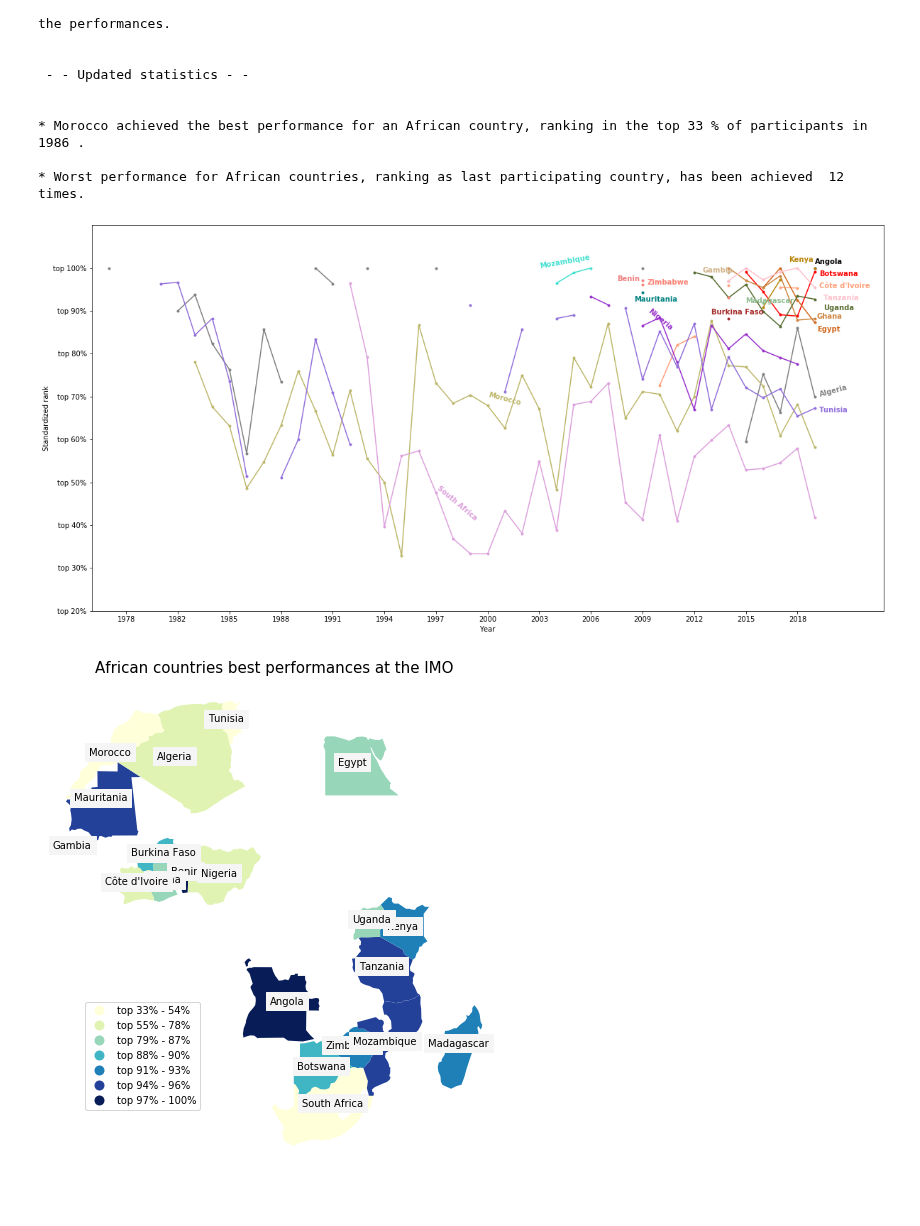
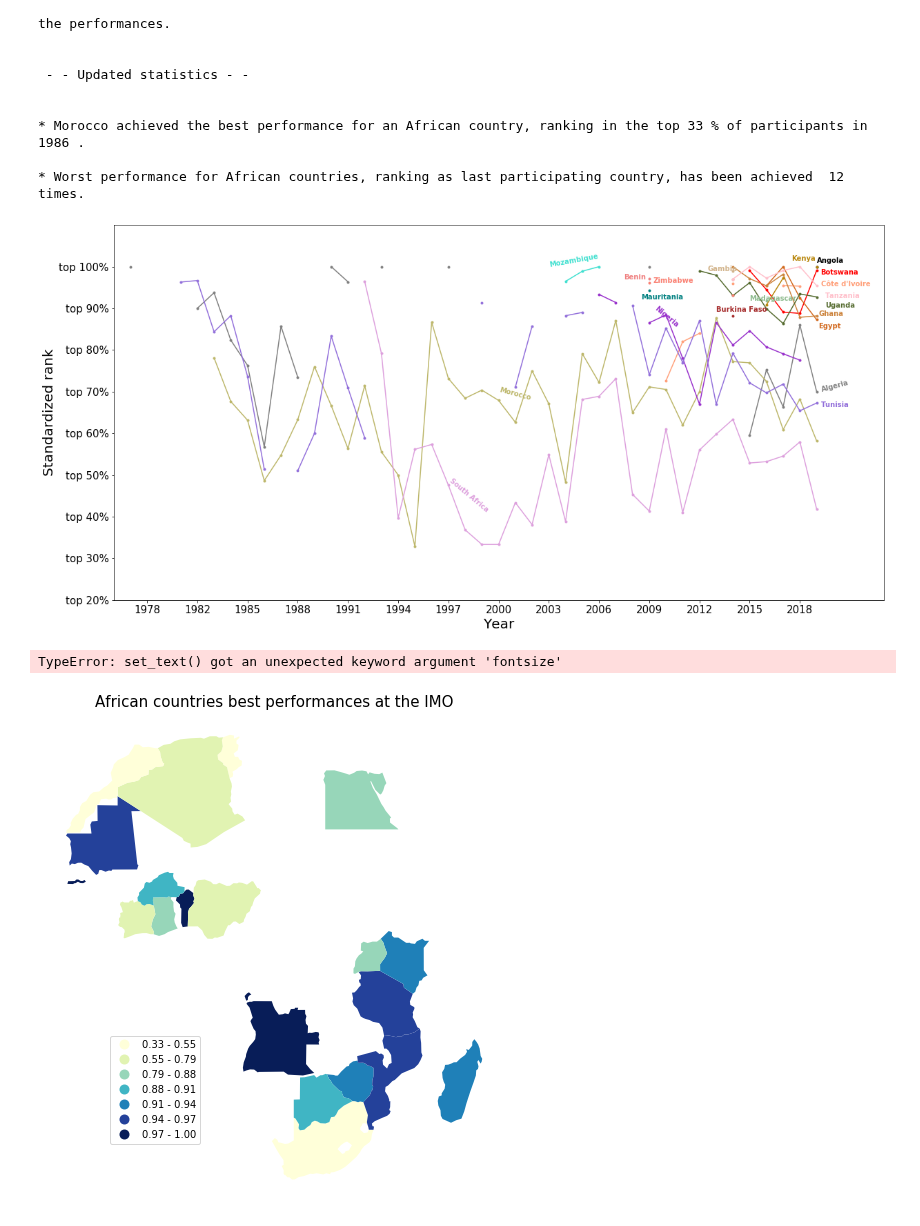
Before and after one commit to Djimdou/Side-Projects, a Jupyter notebook: IMO-Web-Scraping.ipynb, the cells around one changed output. Cells and saved outputs as stored; diff of their text form; code cells hidden in the pictures.

```diff
--- a/IMO-Web-Scraping.ipynb
+++ b/IMO-Web-Scraping.ipynb
@@ -248,11 +246,11 @@ for i in range(len(african_participant)):
     plt.plot(np.array(data_standardized)[african_participant][i][::-1],'.-',color = mycolors[i],label=np.array(name)[african_participant][i])
 
 #plt.axes.set_xlim([15,63])
-plt.xlabel('Year')
-plt.ylabel('Standardized rank')
+plt.xlabel('Year',fontsize=20)
+plt.ylabel('Standardized rank',fontsize=20)
 
-plt.xticks(np.arange(1,len(year),3),year[np.arange(1,len(year),3)][::-1])
-plt.yticks(np.arange(0.2,1.1,0.1),np.array(['top 20%','top 30%','top 40%','top 50%','top 60%','top 70%','top 80%','top 90%','top 100%']))
+plt.xticks(np.arange(1,len(year),3),year[np.arange(1,len(year),3)][::-1],fontsize=15)
+plt.yticks(np.arange(0.2,1.1,0.1),np.array(['top 20%','top 30%','top 40%','top 50%','top 60%','top 70%','top 80%','top 90%','top 100%']),fontsize=15)
 
 plt.ylim(0.2,1.1)
 plt.xlim(17,63)
@@ -280,7 +278,7 @@ plt.text(x = 49.25, y = data_standardized[african_participant][19][::-1][15:][-1
 
 #plt.xlim()
 # %% [output]
-[figure, old version]
+[figure, new version]
 # %%
 # # Map: for each African country, its best performance at IMO
 
@@ -307,32 +305,33 @@ for_plotting = world.merge(score, left_on = 'name', right_index=True) #for_plott
 
 carte = for_plotting.plot(column='rel_rank', cmap =
                                 'YlGnBu', figsize=(15,9),
                                  scheme='quantiles', k=7, legend =
                                  True);
 # Title
 carte.set_title('African countries best performances at the IMO', fontdict={'fontsize':15});
 
 # Remove axes
 carte.set_axis_off();
 
 #move legend to an empty space
 carte.get_legend().set_bbox_to_anchor((.35,.35));
 leg = carte.get_legend()
-leg.get_texts()[0].set_text('top 33% - 54%')
+leg.get_texts()[0].set_text('top 33% - 54%',fontsize=10)
 leg.get_texts()[1].set_text('top 55% - 78%')
 leg.get_texts()[2].set_text('top 79% - 87%')
 leg.get_texts()[3].set_text('top 88% - 90%')
 leg.get_texts()[4].set_text('top 91% - 93%')
 leg.get_texts()[5].set_text('top 94% - 96%')
 leg.get_texts()[6].set_text('top 97% - 100%')
 #carte.get_figure()
 
 # Adding Labels (country names)
 
 for_plotting['coords'] = for_plotting['geometry'].apply(lambda x: x.representative_point().coords)
 for_plotting['coords'] = [coords[0] for coords in for_plotting['coords']]
 for idx, row in for_plotting.iterrows():
     carte.annotate(s=row['name'], xy=row['coords'],horizontalalignment='center',backgroundcolor='whitesmoke') #
 #carte.get_figure()
 # %% [output]
+TypeError: set_text() got an unexpected keyword argument 'fontsize'
-[figure, old version]
+[figure, new version]
```
Also changed, not shown: parts of 3 cells of this notebook.
